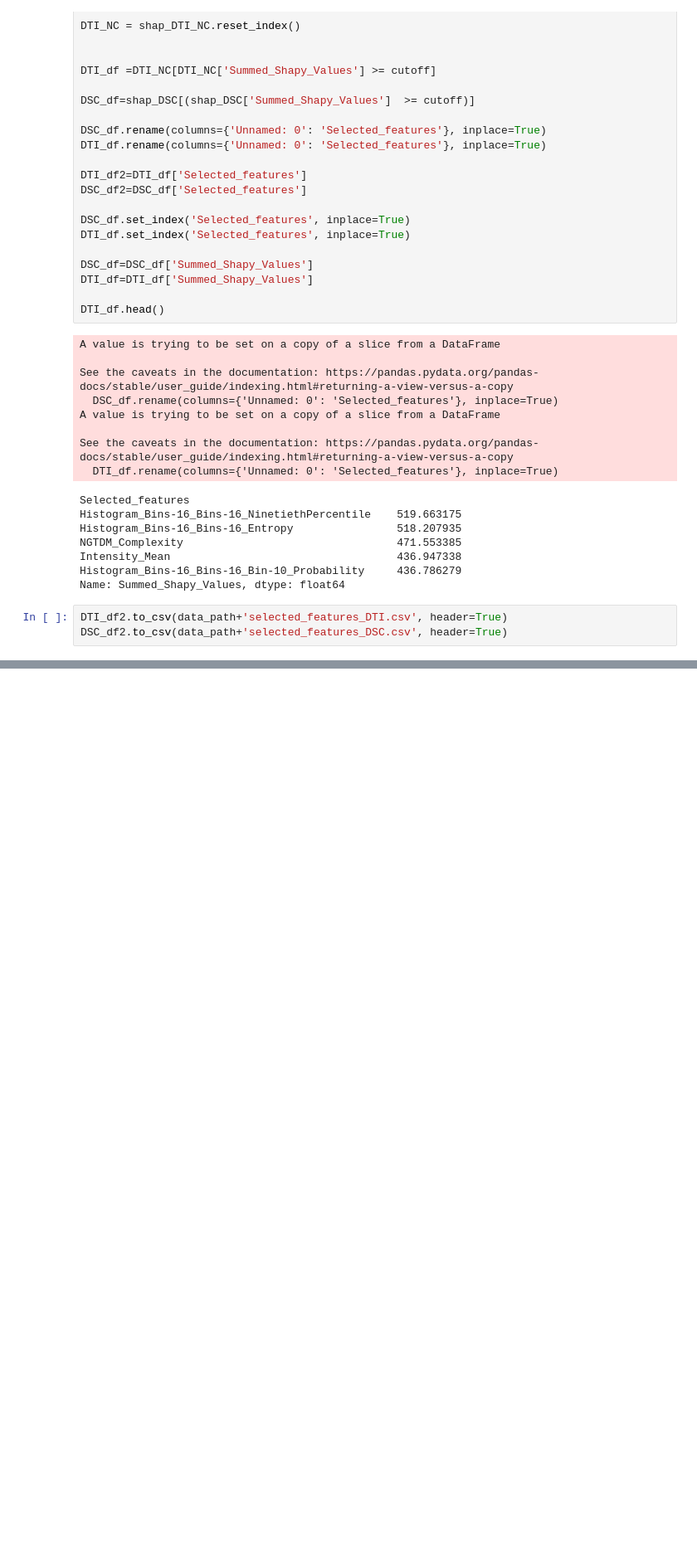
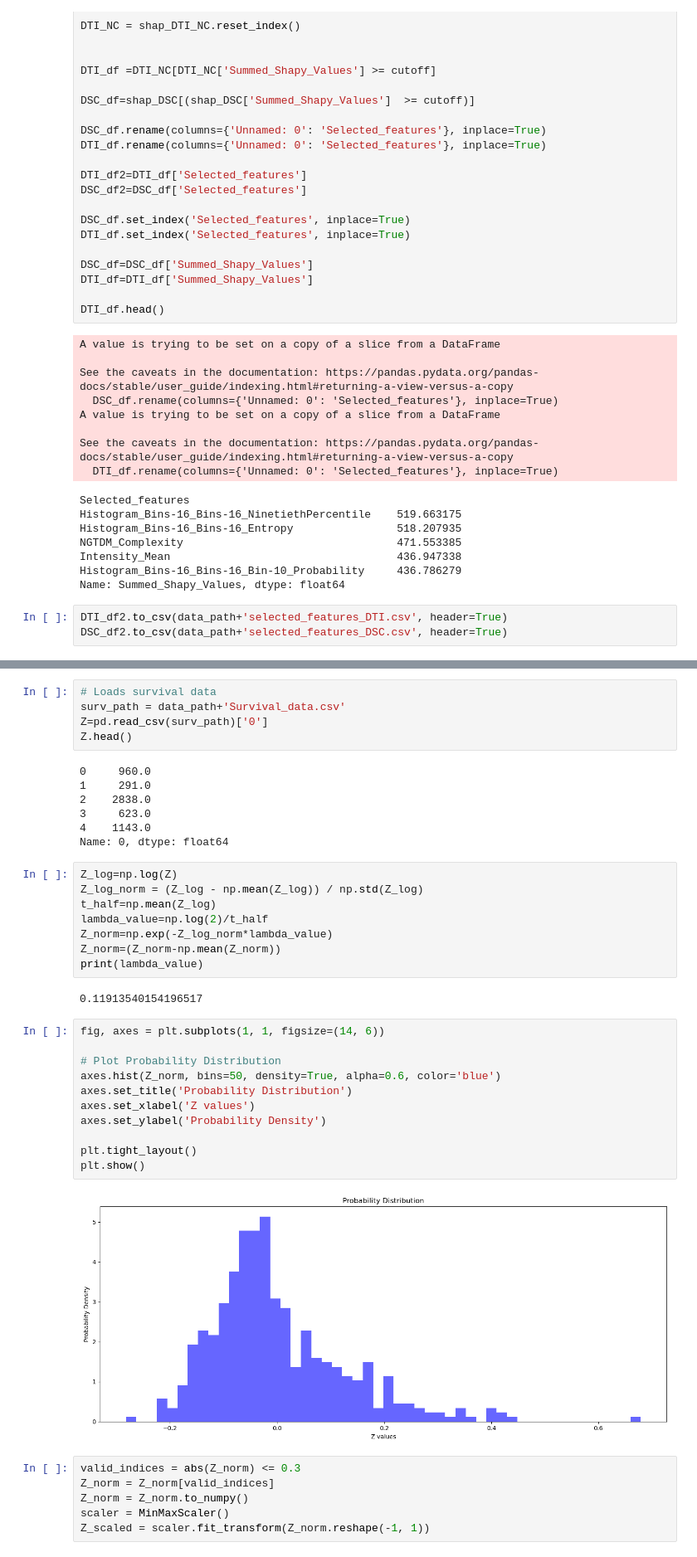
Before and after one commit to yyexela/EE577_Project, a Jupyter notebook: notebooks/feature_analysis.ipynb, the cells around one changed output, grey strips where cells are left out. Shown at 83% size. Saved outputs shown, nothing was run; the diff lists cells and outputs as text; blank space fills up the shorter version.

```diff
--- a/notebooks/feature_analysis.ipynb
+++ b/notebooks/feature_analysis.ipynb
@@ -112,3 +146,44 @@ plt.tight_layout()
 plt.show()
 # %% [output]
 [figure]
+# %%
+# Loads survival data
+surv_path = data_path+'Survival_data.csv'
+Z=pd.read_csv(surv_path)['0']
+Z.head()
+# %% [output]
+0     960.0
+1     291.0
+2    2838.0
+3     623.0
+4    1143.0
+Name: 0, dtype: float64
+# %%
+Z_log=np.log(Z)
+Z_log_norm = (Z_log - np.mean(Z_log)) / np.std(Z_log)
+t_half=np.mean(Z_log)
+lambda_value=np.log(2)/t_half
+Z_norm=np.exp(-Z_log_norm*lambda_value)
+Z_norm=(Z_norm-np.mean(Z_norm))
+print(lambda_value)
+# %% [output]
+0.11913540154196517
+# %%
+fig, axes = plt.subplots(1, 1, figsize=(14, 6))
+
+# Plot Probability Distribution
+axes.hist(Z_norm, bins=50, density=True, alpha=0.6, color='blue')
+axes.set_title('Probability Distribution')
+axes.set_xlabel('Z values')
+axes.set_ylabel('Probability Density')
+
+plt.tight_layout()
+plt.show()
+# %% [output]
+[figure, added]
+# %%
+valid_indices = abs(Z_norm) <= 0.3
+Z_norm = Z_norm[valid_indices]
+Z_norm = Z_norm.to_numpy()
+scaler = MinMaxScaler()
+Z_scaled = scaler.fit_transform(Z_norm.reshape(-1, 1))
```
Also changed, not shown: parts of 15 cells of this notebook, 37 other files.
